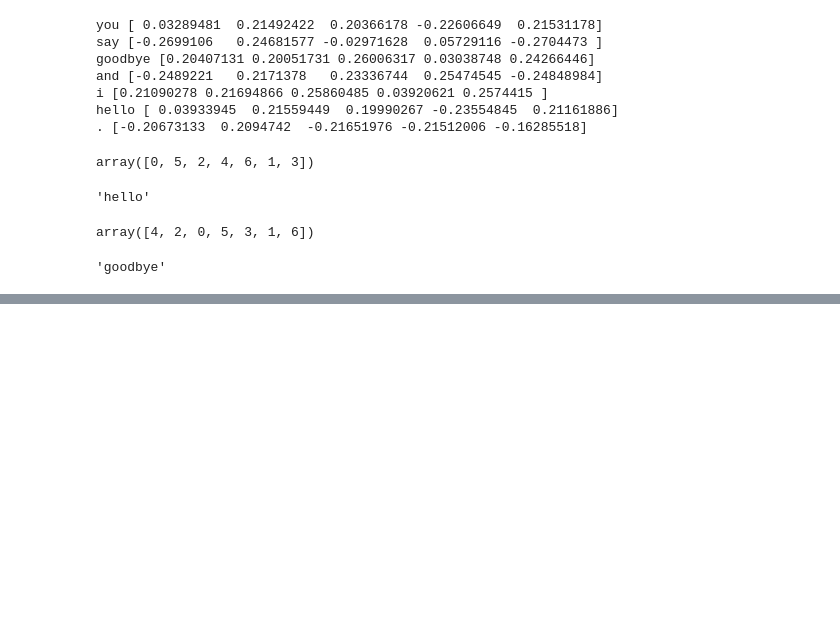
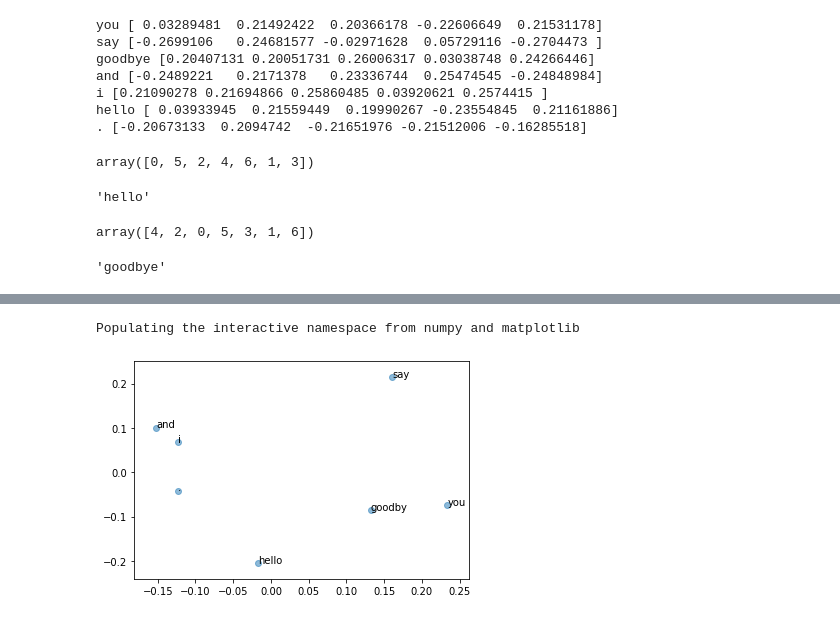
Before and after one commit to ywchiu/cathaytm, a Jupyter notebook: Demo20191126.ipynb, the cells around one changed output, grey strips where cells are left out. Drawn from its saved outputs; the diff is of its cells as text; code cells hidden in the pictures; blank space fills up the shorter version.

```diff
--- a/Demo20191126.ipynb
+++ b/Demo20191126.ipynb
@@ -1391,0 +1433,5 @@ id_to_word[2]
+# %%
+s = 'you say goodby and i say hello .'
+
+from gensim.models import word2vec
+model = word2vec.Word2Vec([s.split()], min_count=1, size=3)
@@ -1391,0 +1466,3 @@ id_to_word[2]
+# %%
+from gensim.models import word2vec
+model = word2vec.Word2Vec([s.split()], min_count=1, size=2)
@@ -1391,0 +1479,12 @@ id_to_word[2]
+# %%
+%pylab inline
+from matplotlib import pyplot as plt
+words = list(model.wv.vocab.keys())
+X = model.wv.vectors
+for i in range(len(words)):
+    plt.annotate(words[i], (X[i, 0], X[i, 1]))
+plt.scatter(X[:,0], X[:,1], alpha=0.5)
+plt.show()
+# %% [output]
+Populating the interactive namespace from numpy and matplotlib
+[figure, added]
```
Also changed, not shown: parts of 48 cells of this notebook.
